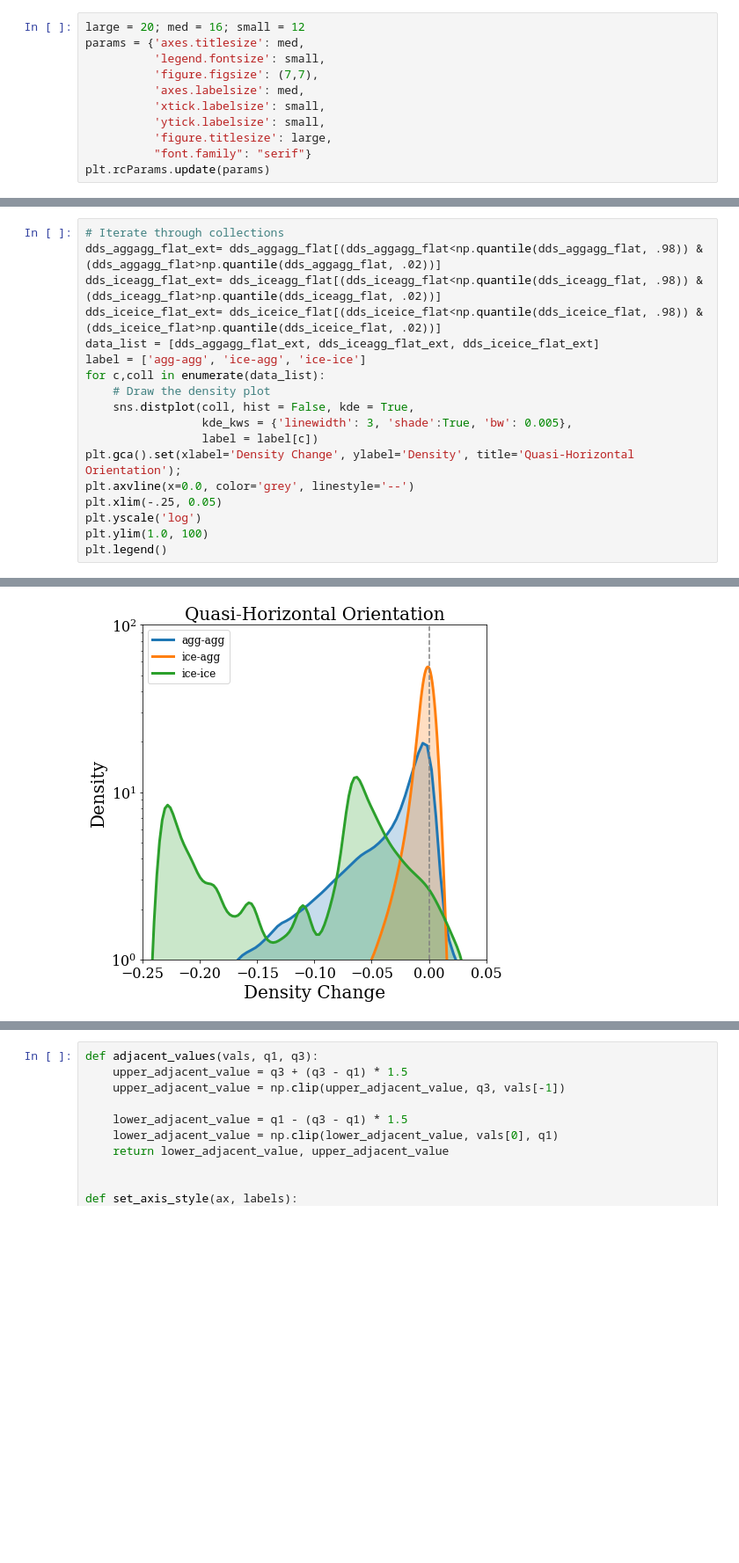
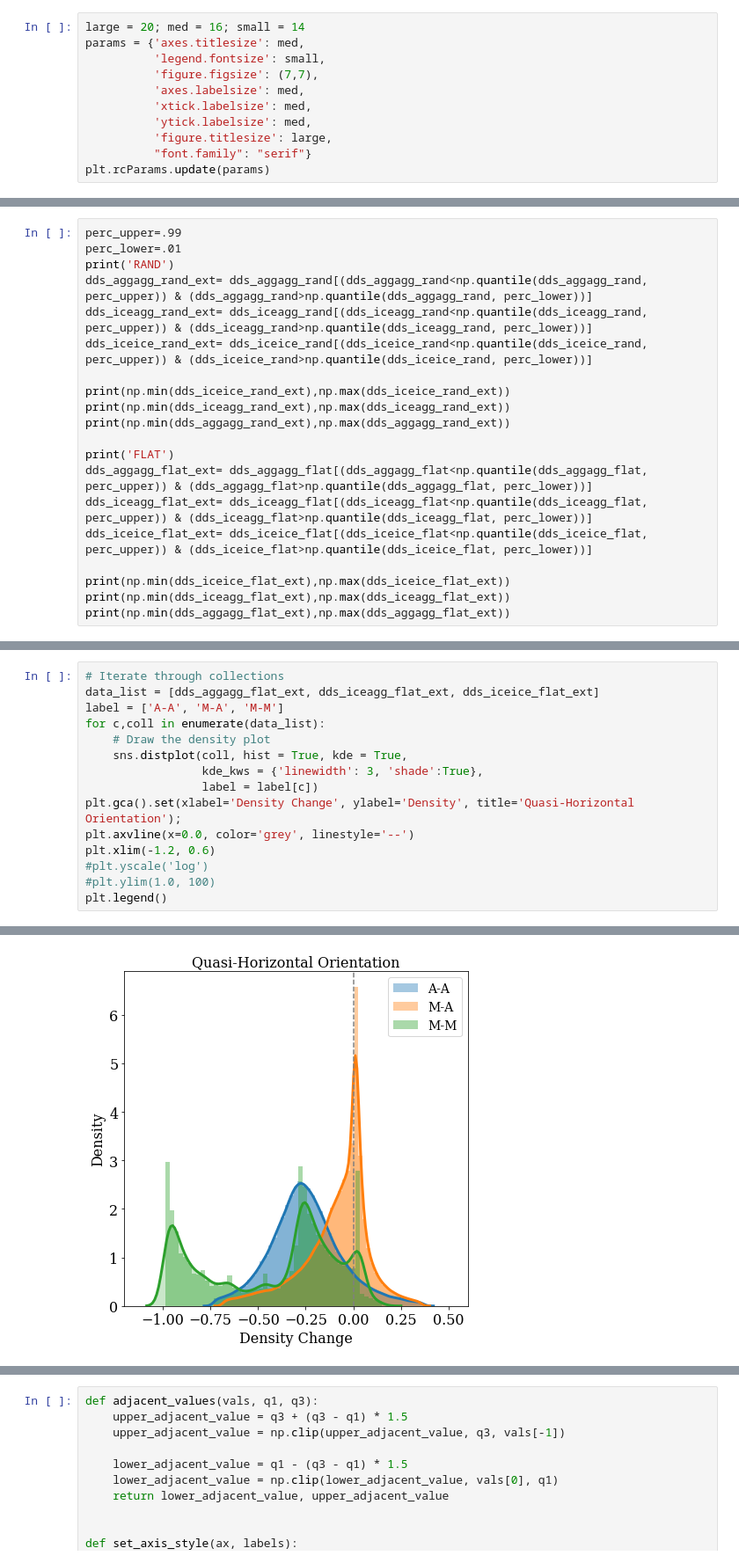
Before and after one commit to vprzybylo/IPAS, a Jupyter notebook: analysis/combined_analysis.ipynb, the cells around one changed output, grey strips where cells are left out. Shown at 88% size. Cells and saved outputs as stored; diff of their text form; blank space fills up the shorter version.

```diff
--- a/analysis/combined_analysis.ipynb
+++ b/analysis/combined_analysis.ipynb
@@ -47,11 +66,11 @@ f.close()
 # %%
-large = 20; med = 16; small = 12
+large = 20; med = 16; small = 14
 params = {'axes.titlesize': med,
           'legend.fontsize': small,
           'figure.figsize': (7,7),
           'axes.labelsize': med,
-          'xtick.labelsize': small,
-          'ytick.labelsize': small,
+          'xtick.labelsize': med,
+          'ytick.labelsize': med,
           'figure.titlesize': large,
           "font.family": "serif"}
 plt.rcParams.update(params)
@@ -89,0 +141,20 @@ print(np.min(dds_aggagg_flat),np.max(dds_aggagg_flat))
+# %%
+perc_upper=.99
+perc_lower=.01
+print('RAND')
+dds_aggagg_rand_ext= dds_aggagg_rand[(dds_aggagg_rand<np.quantile(dds_aggagg_rand, perc_upper)) & (dds_aggagg_rand>np.quantile(dds_aggagg_rand, perc_lower))]
+dds_iceagg_rand_ext= dds_iceagg_rand[(dds_iceagg_rand<np.quantile(dds_iceagg_rand, perc_upper)) & (dds_iceagg_rand>np.quantile(dds_iceagg_rand, perc_lower))]
+dds_iceice_rand_ext= dds_iceice_rand[(dds_iceice_rand<np.quantile(dds_iceice_rand, perc_upper)) & (dds_iceice_rand>np.quantile(dds_iceice_rand, perc_lower))]
+
+print(np.min(dds_iceice_rand_ext),np.max(dds_iceice_rand_ext))
+print(np.min(dds_iceagg_rand_ext),np.max(dds_iceagg_rand_ext))
+print(np.min(dds_aggagg_rand_ext),np.max(dds_aggagg_rand_ext))
+
+print('FLAT')
+dds_aggagg_flat_ext= dds_aggagg_flat[(dds_aggagg_flat<np.quantile(dds_aggagg_flat, perc_upper)) & (dds_aggagg_flat>np.quantile(dds_aggagg_flat, perc_lower))]
+dds_iceagg_flat_ext= dds_iceagg_flat[(dds_iceagg_flat<np.quantile(dds_iceagg_flat, perc_upper)) & (dds_iceagg_flat>np.quantile(dds_iceagg_flat, perc_lower))]
+dds_iceice_flat_ext= dds_iceice_flat[(dds_iceice_flat<np.quantile(dds_iceice_flat, perc_upper)) & (dds_iceice_flat>np.quantile(dds_iceice_flat, perc_lower))]
+
+print(np.min(dds_iceice_flat_ext),np.max(dds_iceice_flat_ext))
+print(np.min(dds_iceagg_flat_ext),np.max(dds_iceagg_flat_ext))
+print(np.min(dds_aggagg_flat_ext),np.max(dds_aggagg_flat_ext))
@@ -90,23 +170,20 @@ print(np.min(dds_aggagg_flat),np.max(dds_aggagg_flat))
 # %%
 # Iterate through collections
-dds_aggagg_flat_ext= dds_aggagg_flat[(dds_aggagg_flat<np.quantile(dds_aggagg_flat, .98)) & (dds_aggagg_flat>np.quantile(dds_aggagg_flat, .02))]
-dds_iceagg_flat_ext= dds_iceagg_flat[(dds_iceagg_flat<np.quantile(dds_iceagg_flat, .98)) & (dds_iceagg_flat>np.quantile(dds_iceagg_flat, .02))]
-dds_iceice_flat_ext= dds_iceice_flat[(dds_iceice_flat<np.quantile(dds_iceice_flat, .98)) & (dds_iceice_flat>np.quantile(dds_iceice_flat, .02))]
 data_list = [dds_aggagg_flat_ext, dds_iceagg_flat_ext, dds_iceice_flat_ext]
-label = ['agg-agg', 'ice-agg', 'ice-ice']
+label = ['A-A', 'M-A', 'M-M']
 for c,coll in enumerate(data_list):
     # Draw the density plot
-    sns.distplot(coll, hist = False, kde = True,
-                 kde_kws = {'linewidth': 3, 'shade':True, 'bw': 0.005},
+    sns.distplot(coll, hist = True, kde = True,
+                 kde_kws = {'linewidth': 3, 'shade':True},
                  label = label[c])
 plt.gca().set(xlabel='Density Change', ylabel='Density', title='Quasi-Horizontal Orientation');
 plt.axvline(x=0.0, color='grey', linestyle='--')
-plt.xlim(-.25, 0.05)
-plt.yscale('log')
-plt.ylim(1.0, 100)
+plt.xlim(-1.2, 0.6)
+#plt.yscale('log')
+#plt.ylim(1.0, 100)
 plt.legend()
 # %% [output]
 <matplotlib.legend.Legend at 0x...>
-[figure, old version]
+[figure, new version]
 # %%
 fig, (ax1, ax2) = plt.subplots(ncols=2, sharey=True, figsize=(10,5))
```
Also changed, not shown: parts of 21 cells of this notebook, 13 other files.
